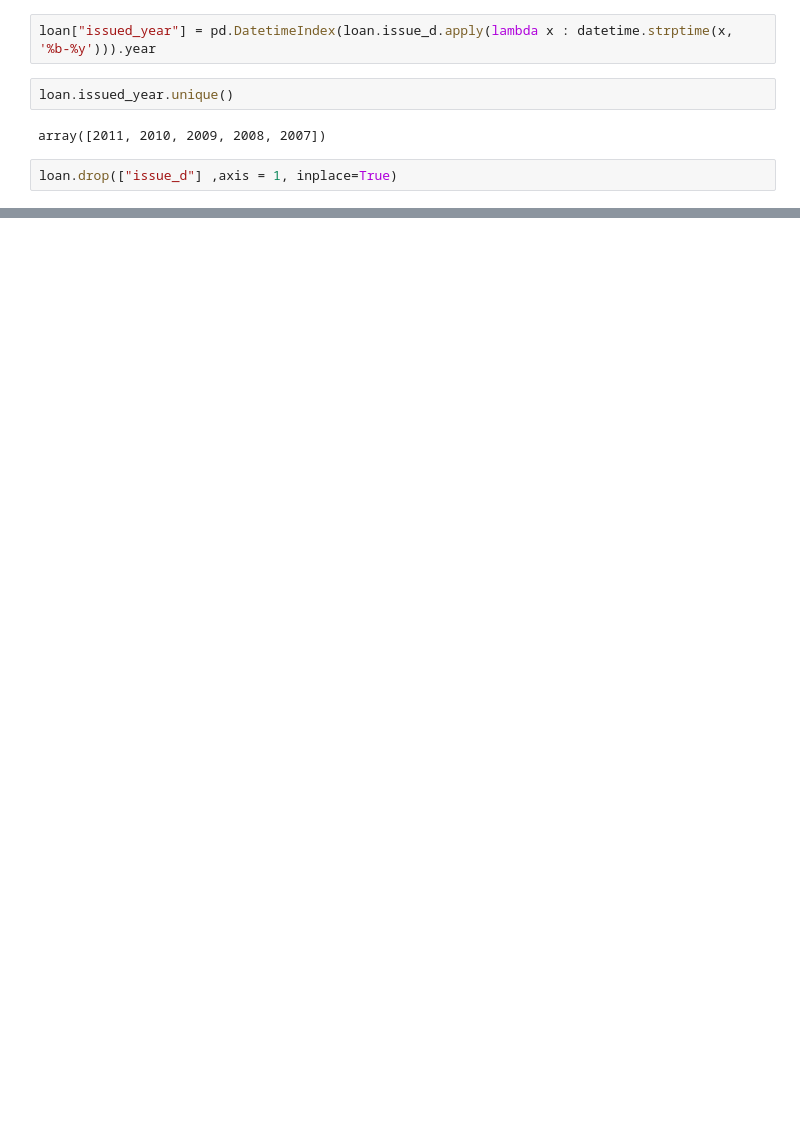
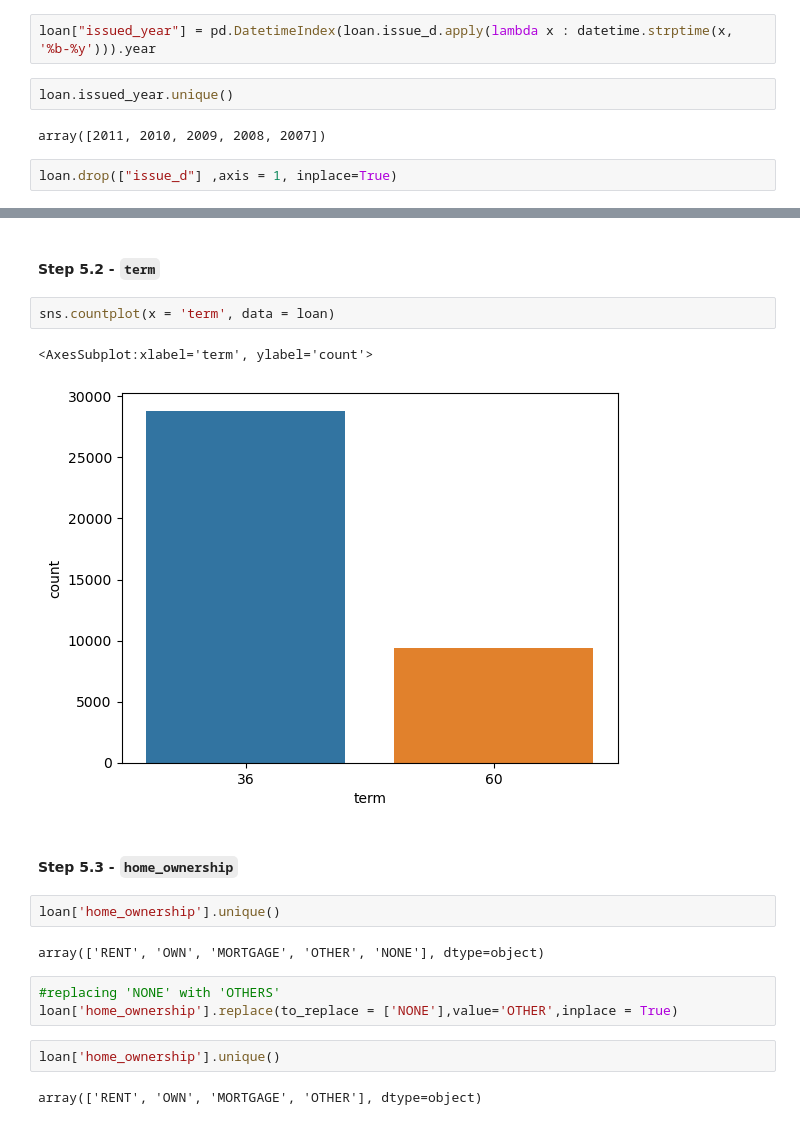
Before and after one commit to sudha1117/lending-club-case-study, a Jupyter notebook: Naman_Fatehpuria.ipynb, the cells around one changed output, grey strips where cells are left out. Cells and saved outputs as stored; diff of their text form; blank space fills up the shorter version.

```diff
--- a/Naman_Fatehpuria.ipynb
+++ b/Naman_Fatehpuria.ipynb
@@ -262,0 +354,20 @@ Index(['loan_amnt', 'term', 'int_rate', 'installment', 'emp_length',
+# %% [markdown]
+#### Step 5.2 - `term`
+# %%
+sns.countplot(x = 'term', data = loan)
+# %% [output]
+<AxesSubplot:xlabel='term', ylabel='count'>
+[figure, added]
+# %% [markdown]
+#### Step 5.3 - `home_ownership`
+# %%
+loan['home_ownership'].unique()
+# %% [output]
+array(['RENT', 'OWN', 'MORTGAGE', 'OTHER', 'NONE'], dtype=object)
+# %%
+#replacing 'NONE' with 'OTHERS'
+loan['home_ownership'].replace(to_replace = ['NONE'],value='OTHER',inplace = True)
+# %%
+loan['home_ownership'].unique()
+# %% [output]
+array(['RENT', 'OWN', 'MORTGAGE', 'OTHER'], dtype=object)
```
Also changed, not shown: parts of 56 cells of this notebook.
